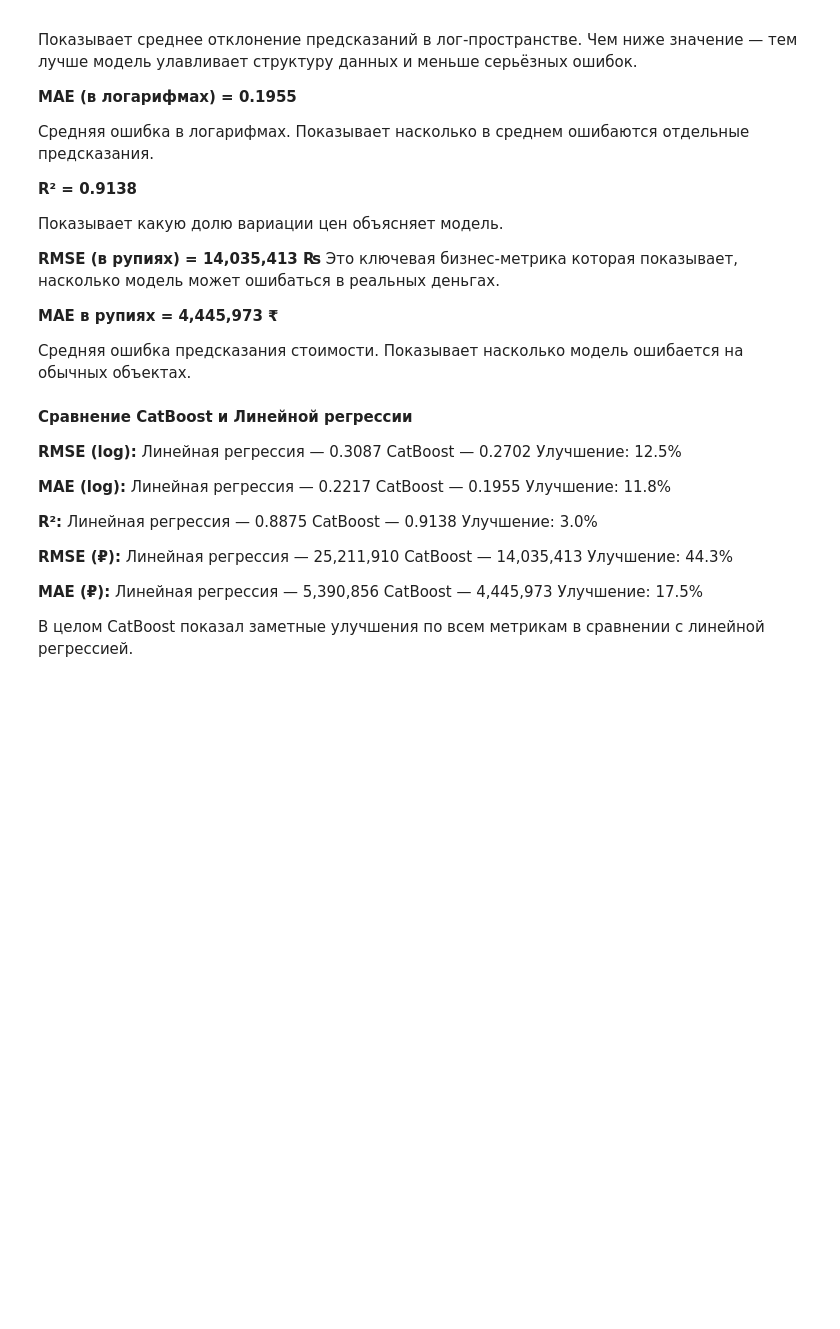
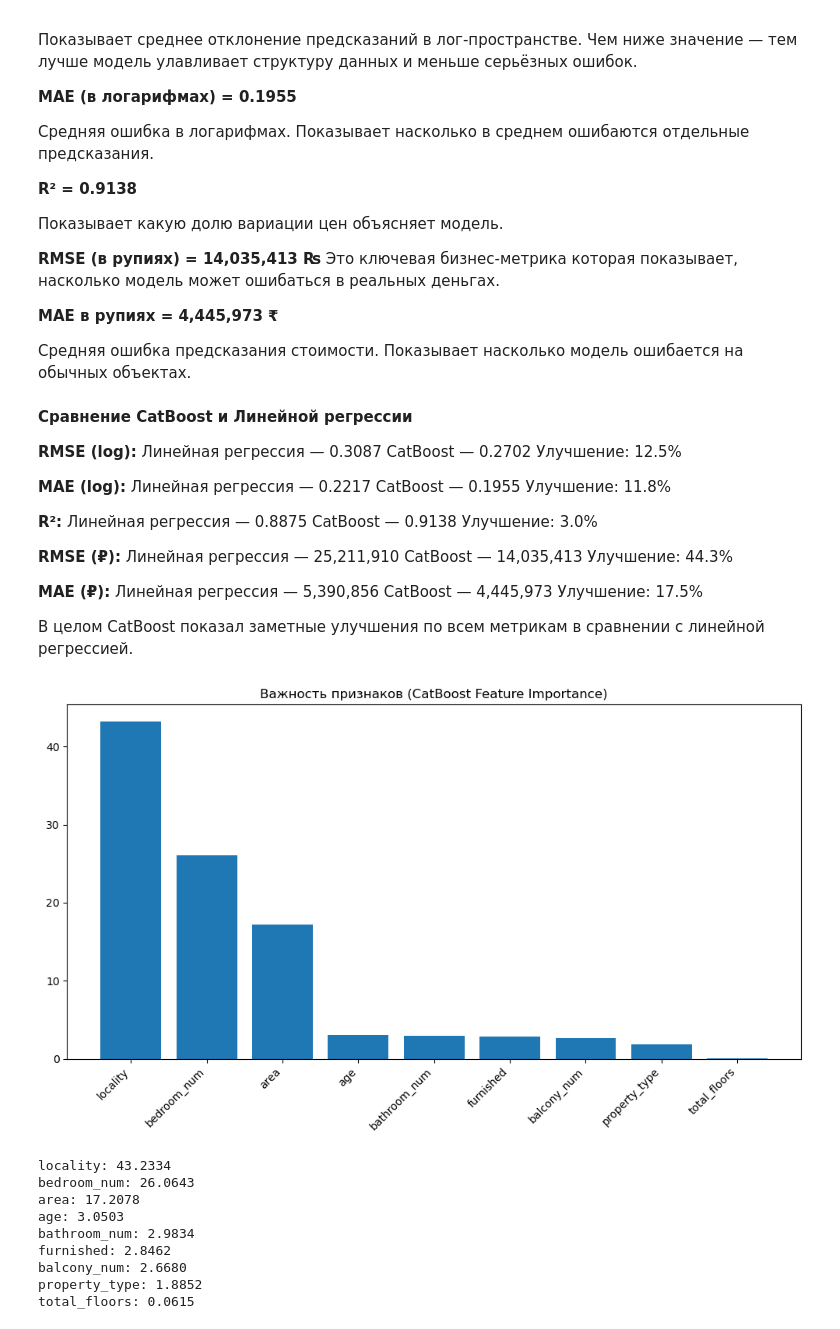
Before and after one commit to David-Koifman/ML_Homeworks_David, a Jupyter notebook: hw3/Homework_3.ipynb, the cells around one changed output. Saved outputs shown, nothing was run; the diff lists cells and outputs as text; code cells hidden in the pictures; blank space fills up the shorter version.

```diff
--- a/hw3/Homework_3.ipynb
+++ b/hw3/Homework_3.ipynb
@@ -283,3 +283,32 @@ CatBoost — 4,445,973
 Улучшение: 17.5%
 
 В целом CatBoost показал заметные улучшения по всем метрикам в сравнении с линейной регрессией.
+# %%
+import matplotlib.pyplot as plt
+import numpy as np
+
+importances = best_model.get_feature_importance(train_pool)
+feature_names = X_train.columns
+
+indices = np.argsort(importances)[::-1]
+
+plt.figure(figsize=(10, 6))
+plt.title("Важность признаков (CatBoost Feature Importance)")
+plt.bar(range(len(importances)), importances[indices])
+plt.xticks(range(len(importances)), feature_names[indices], rotation=45, ha="right")
+plt.tight_layout()
+plt.show()
+
+for name, value in sorted(zip(feature_names, importances), key=lambda x: x[1], reverse=True):
+    print(f"{name}: {value:.4f}")
+# %% [output]
+[figure, added]
+locality: 43.2334
+bedroom_num: 26.0643
+area: 17.2078
+age: 3.0503
+bathroom_num: 2.9834
+furnished: 2.8462
+balcony_num: 2.6680
+property_type: 1.8852
+total_floors: 0.0615
```
Also changed, not shown: parts of 1 cell of this notebook.
